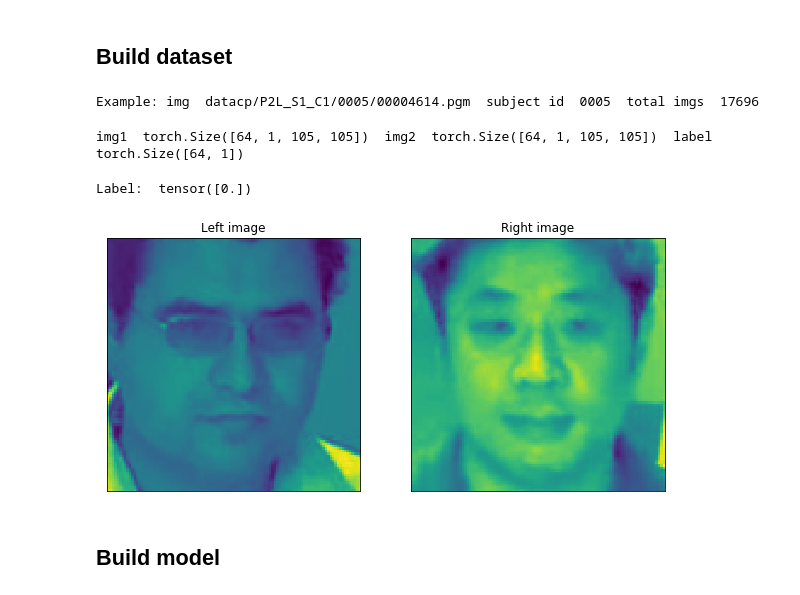
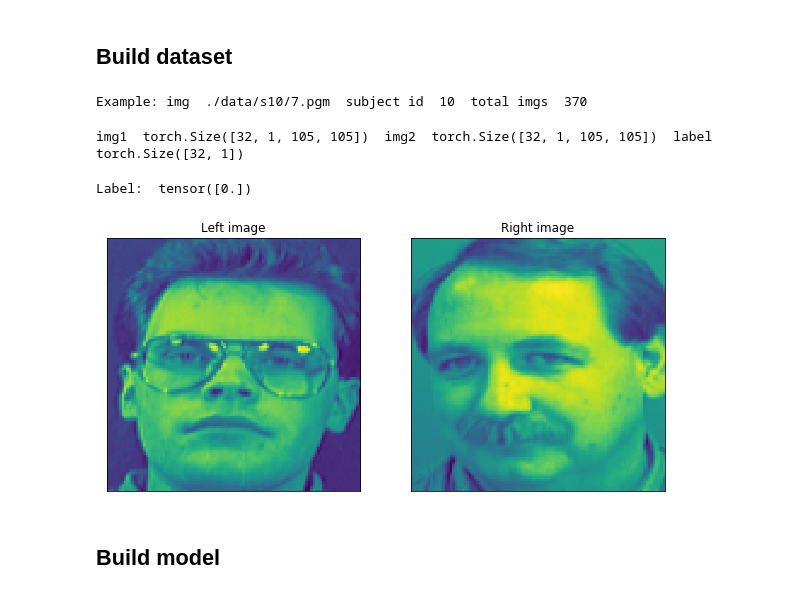
Before and after one commit to betogaona7/face_recognition, a Jupyter notebook: Recognition.ipynb, the cells around one changed output. Drawn from its saved outputs; the diff is of its cells as text; code cells hidden in the pictures.

Commit message:
It seems to work better using a small and more easy data

```diff
--- a/Recognition.ipynb
+++ b/Recognition.ipynb
@@ -37,17 +37,17 @@ def imgs_with_id(src):
   imgs = 0
   for path, subdir, files in os.walk(src):
     for file in files:
-      if path[7:10] == "P2L":
+      if int(path[-2:]) < 38: # and path[10:16] != "_S4_C2":
         if file[-3:] == "pgm":
-          data.append((os.path.join(path, file), path[-4:]))
+          data.append((os.path.join(path, file), path[-2:]))
           imgs += 1
   return data, imgs
 
-data, total = imgs_with_id("datacp/")
-#data, total = imgs_with_id("./data")
+#data, total = imgs_with_id("datacp/")
+data, total = imgs_with_id("./data")
 print("Example: img ", data[0][0], " subject id ", data[0][1], " total imgs ", total)
 # %% [output]
-Example: img  datacp/P2L_S1_C1/0005/00004614.pgm  subject id  0005  total imgs  17696
+Example: img  ./data/s10/7.pgm  subject id  10  total imgs  370
 # %%
 class ChokePoint(Dataset):
   def __init__(self, data, transform=None):
@@ -90,37 +90,37 @@ class ChokePoint(Dataset):
     return len(self.data)
 # %%
 dataset = ChokePoint(data, transform=transforms.Compose([transforms.Resize((105,105)),
-                                                         transforms.RandomHorizontalFlip(0.5),
+                                                         transforms.RandomHorizontalFlip(),
                                                          transforms.ToTensor()]))
 
-trainloader = torch.utils.data.DataLoader(dataset, shuffle=True, num_workers=8, batch_size=64)
+trainloader = torch.utils.data.DataLoader(dataset, shuffle=True, num_workers=8, batch_size=32)
 # %%
 batch_example = next(iter(trainloader))
 print("img1 ", batch_example[0].shape, " img2 ", batch_example[1].shape, " label", batch_example[2].shape)
 # %% [output]
-img1  torch.Size([64, 1, 105, 105])  img2  torch.Size([64, 1, 105, 105])  label torch.Size([64, 1])
+img1  torch.Size([32, 1, 105, 105])  img2  torch.Size([32, 1, 105, 105])  label torch.Size([32, 1])
 # %%
 def plot_imgs(images = [], titles = [], figsize = (10,10)):
   size = len(images)
   fig = plt.figure(figsize=figsize)
   i = 1
   for image in images:
     ax = fig.add_subplot(1,size,i)
     ax.set_xticks([])
     ax.set_yticks([])
     ax.set_title(titles[i-1])
     ax.imshow(image)
     i += 1
   return None
 
-n_batch = 5
+n_batch = 8
 
 print("Label: ", batch_example[2][n_batch])
 plot_imgs([batch_example[0][n_batch].reshape(105, 105),
           batch_example[1][n_batch].reshape(105, 105)], ["Left image", "Right image"])
 # %% [output]
 Label:  tensor([0.])
-[figure, old version]
+[figure, new version]
 # %% [markdown]
 ## Build model
 # %%
```
Also changed, not shown: parts of 11 cells of this notebook.
